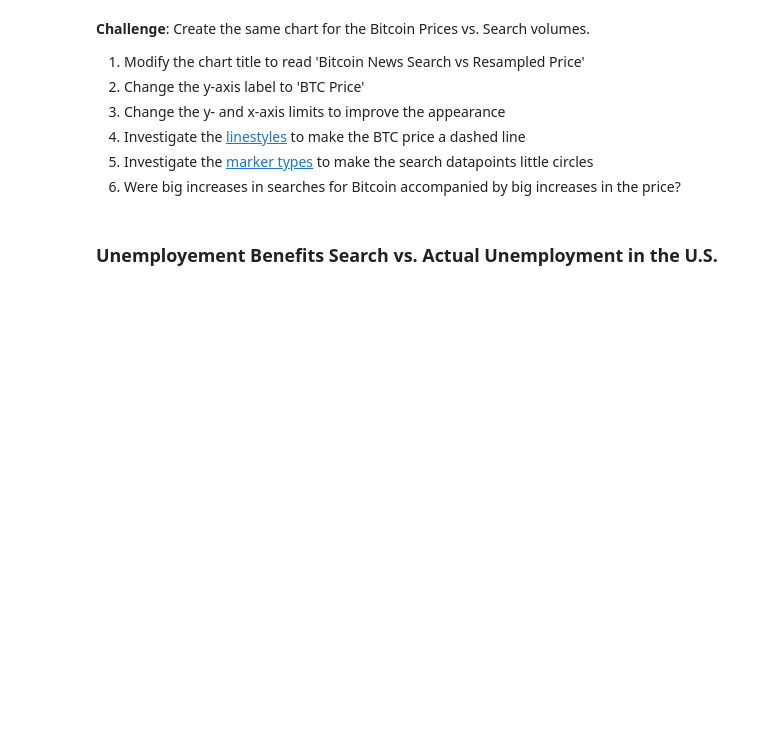
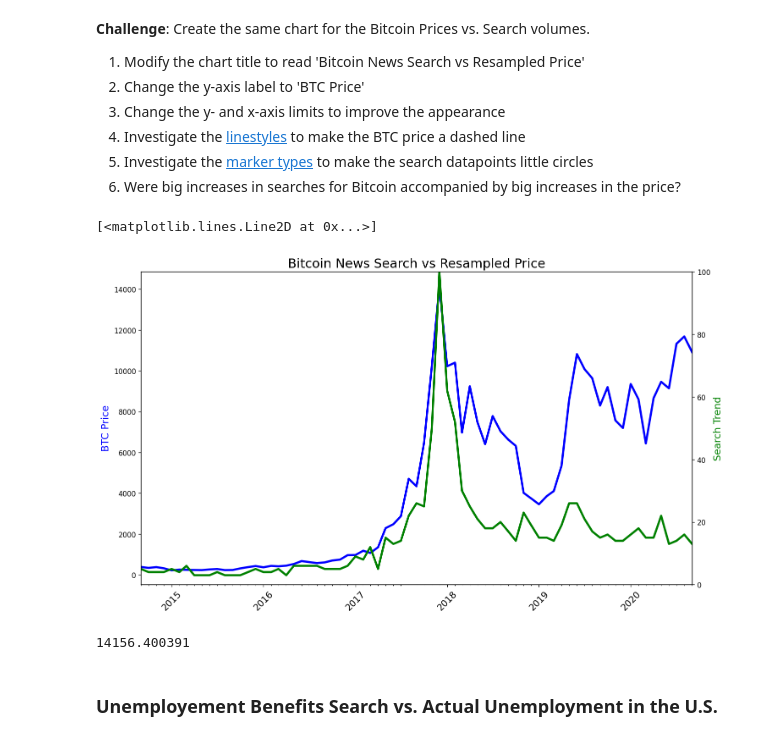
Before and after one commit to davibelo/python-pro-bootcamp-2021, a Jupyter notebook: 07-projects-DataScience/04-TimeSeriesExample/Google Trends and Data Visualisation (start).ipynb, the cells around one changed output. Saved outputs shown, nothing was run; the diff lists cells and outputs as text; code cells hidden in the pictures; blank space fills up the shorter version.

```diff
--- a/07-projects-DataScience/04-TimeSeriesExample/Google Trends and Data Visualisation (start).ipynb
+++ b/07-projects-DataScience/04-TimeSeriesExample/Google Trends and Data Visualisation (start).ipynb
@@ -263,6 +271,33 @@ How to add tick formatting for dates on the x-axis.
 4. Investigate the [linestyles](https://matplotlib.org/3.2.1/api/_as_gen/matplotlib.pyplot.plot.html ) to make the BTC price a dashed line <br>
 5. Investigate the [marker types](https://matplotlib.org/3.2.1/api/markers_api.html) to make the search datapoints little circles <br>
 6. Were big increases in searches for Bitcoin accompanied by big increases in the price?
+# %%
+plt.figure(figsize=(14, 8), dpi=120)
+plt.title("Bitcoin News Search vs Resampled Price", fontsize=18)
+plt.xticks(fontsize=13, rotation=45)
+
+ax1 = plt.gca()
+ax2 = ax1.twinx()
+
+ax1.xaxis.set_major_locator(years)
+ax1.xaxis.set_major_formatter(years_fmt)
+ax1.xaxis.set_minor_locator(months)
+
+ax1.set_ylabel("BTC Price", color="b", fontsize=14)
+ax2.set_ylabel("Search Trend", color="g", fontsize=14)
+
+ax2.set_ylim([0, 100])
+ax1.set_xlim([df_btc_search.MONTH.min(), df_btc_search.MONTH.max()])
+
+ax1.plot(df_btc_search.MONTH, df_btc_price_monthly.CLOSE, color="b", linewidth=3)
+ax2.plot(df_btc_search.MONTH, df_btc_search.BTC_NEWS_SEARCH, color="g", linewidth=3)
+# %% [output]
+[<matplotlib.lines.Line2D at 0x...>]
+[figure, added]
+# %%
+print(df_btc_price_monthly.CLOSE.max())
+# %% [output]
+14156.400391
 # %% [markdown]
 ### Unemployement Benefits Search vs. Actual Unemployment in the U.S.
 # %% [markdown]
```
Also changed, not shown: parts of 6 cells of this notebook.
